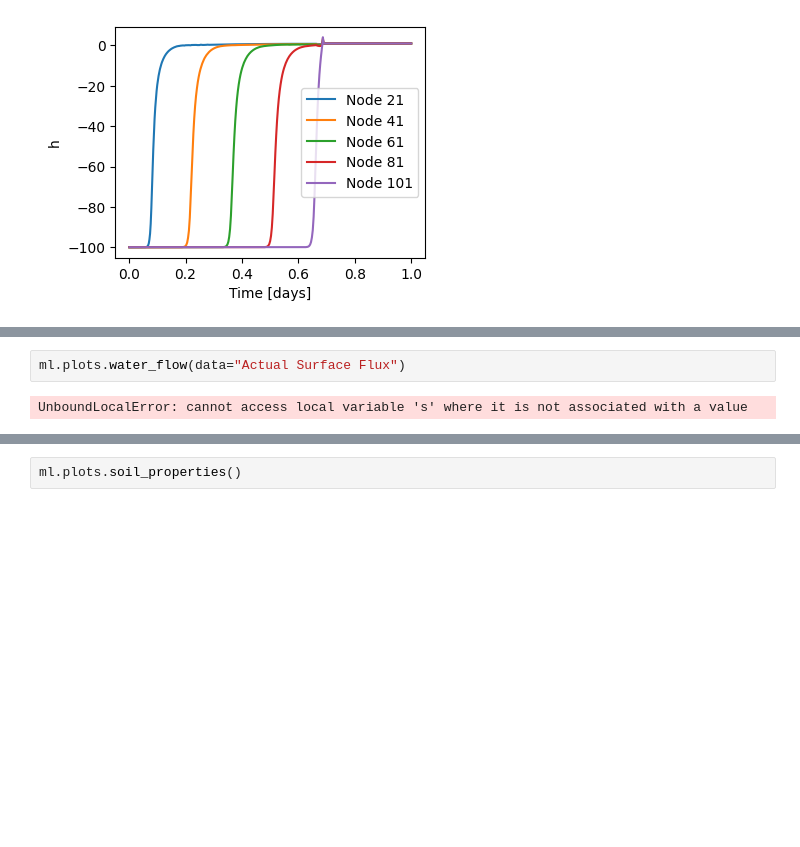
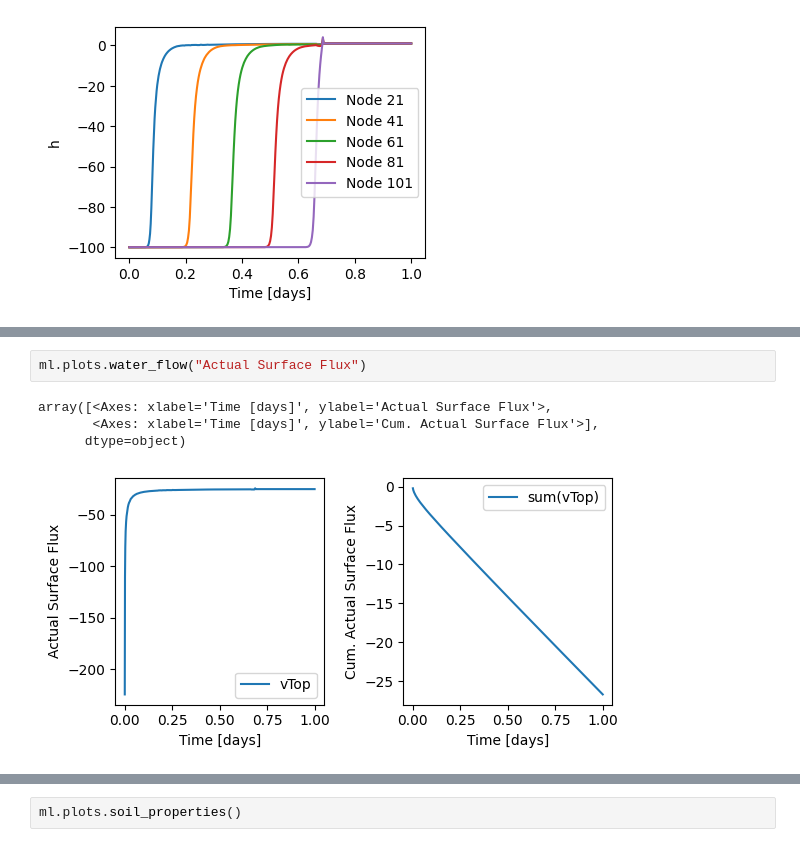
Before and after one commit to efthymios19/HYDRUS_GoogleColab, a Jupyter notebook: Examples/Hydrus_example_1.ipynb, the cells around one changed output, grey strips where cells are left out. Cells and saved outputs as stored; diff of their text form; blank space fills up the shorter version.

```diff
--- a/Examples/Hydrus_example_1.ipynb
+++ b/Examples/Hydrus_example_1.ipynb
@@ -109,4 +143,7 @@ ml.plots.profile_information("Water Content")
 # %%
-ml.plots.water_flow(data="Actual Surface Flux")
+ml.plots.water_flow("Actual Surface Flux")
 # %% [output]
-UnboundLocalError: cannot access local variable 's' where it is not associated with a value
+array([<Axes: xlabel='Time [days]', ylabel='Actual Surface Flux'>,
+       <Axes: xlabel='Time [days]', ylabel='Cum. Actual Surface Flux'>],
+      dtype=object)
+[figure, added]
```
Also changed, not shown: parts of 7 cells of this notebook.
